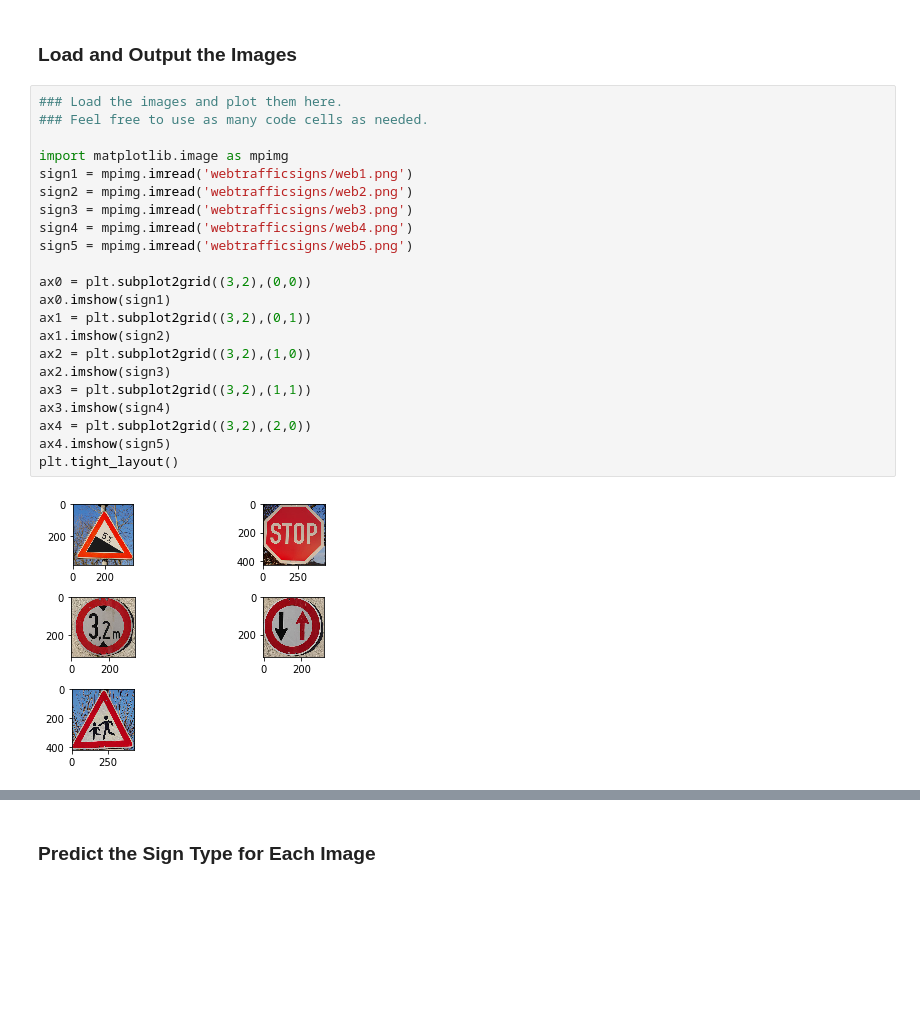
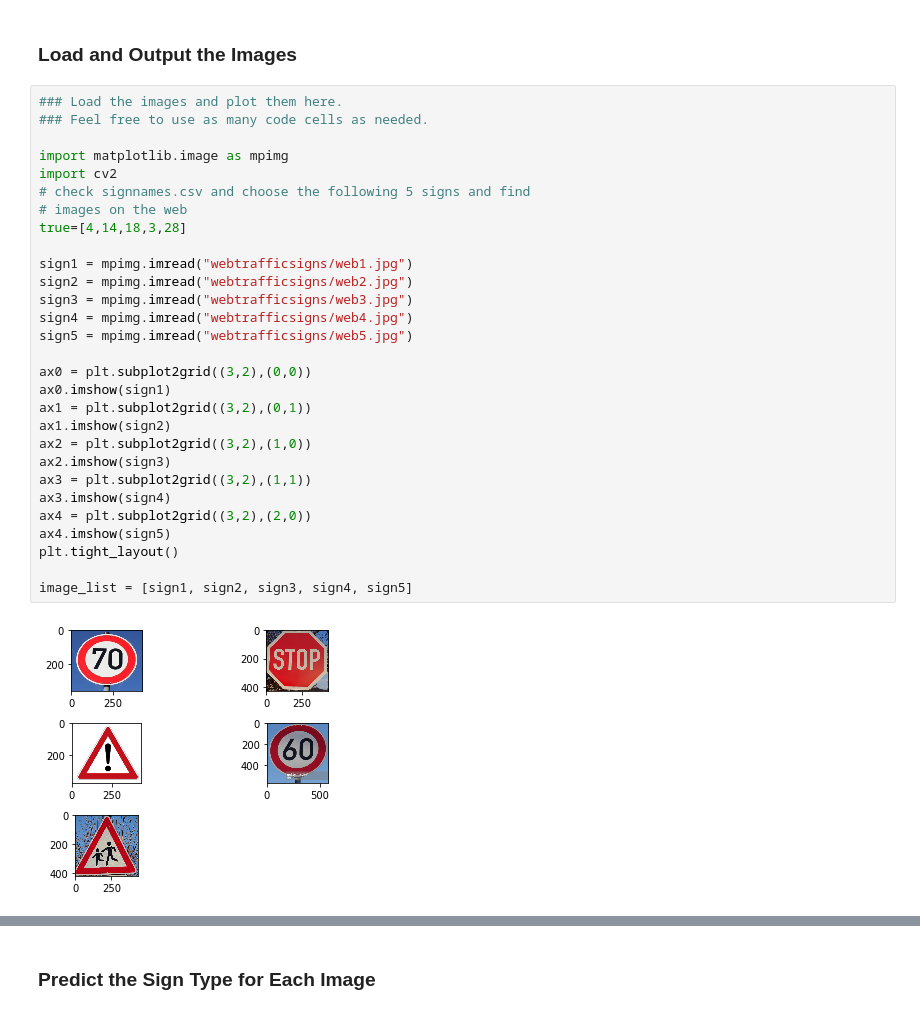
Before and after one commit to andylikescodes/CarND-Traffic-Sign-Classifier-Project, a Jupyter notebook: Traffic_Sign_Classifier.ipynb, the cells around one changed output, grey strips where cells are left out. Saved outputs shown, nothing was run; the diff lists cells and outputs as text; blank space fills up the shorter version.

```diff
--- a/Traffic_Sign_Classifier.ipynb
+++ b/Traffic_Sign_Classifier.ipynb
@@ -322,24 +326,31 @@ You may find `signnames.csv` useful as it contains mappings from the class id (i
 # %%
 ### Load the images and plot them here.
 ### Feel free to use as many code cells as needed.
 
 import matplotlib.image as mpimg
-sign1 = mpimg.imread('webtrafficsigns/web1.png')
-sign2 = mpimg.imread('webtrafficsigns/web2.png')
-sign3 = mpimg.imread('webtrafficsigns/web3.png')
-sign4 = mpimg.imread('webtrafficsigns/web4.png')
-sign5 = mpimg.imread('webtrafficsigns/web5.png')
+import cv2
+# check signnames.csv and choose the following 5 signs and find
+# images on the web
+true=[4,14,18,3,28]
+
+sign1 = mpimg.imread("webtrafficsigns/web1.jpg")
+sign2 = mpimg.imread("webtrafficsigns/web2.jpg")
+sign3 = mpimg.imread("webtrafficsigns/web3.jpg")
+sign4 = mpimg.imread("webtrafficsigns/web4.jpg")
+sign5 = mpimg.imread("webtrafficsigns/web5.jpg")
 
 ax0 = plt.subplot2grid((3,2),(0,0))
 ax0.imshow(sign1)
 ax1 = plt.subplot2grid((3,2),(0,1))
 ax1.imshow(sign2)
 ax2 = plt.subplot2grid((3,2),(1,0))
 ax2.imshow(sign3)
 ax3 = plt.subplot2grid((3,2),(1,1))
 ax3.imshow(sign4)
 ax4 = plt.subplot2grid((3,2),(2,0))
 ax4.imshow(sign5)
 plt.tight_layout()
+
+image_list = [sign1, sign2, sign3, sign4, sign5]
 # %% [output]
-[figure, old version]
+[figure, new version]
```
Also changed, not shown: parts of 13 cells of this notebook, 17 other files.
